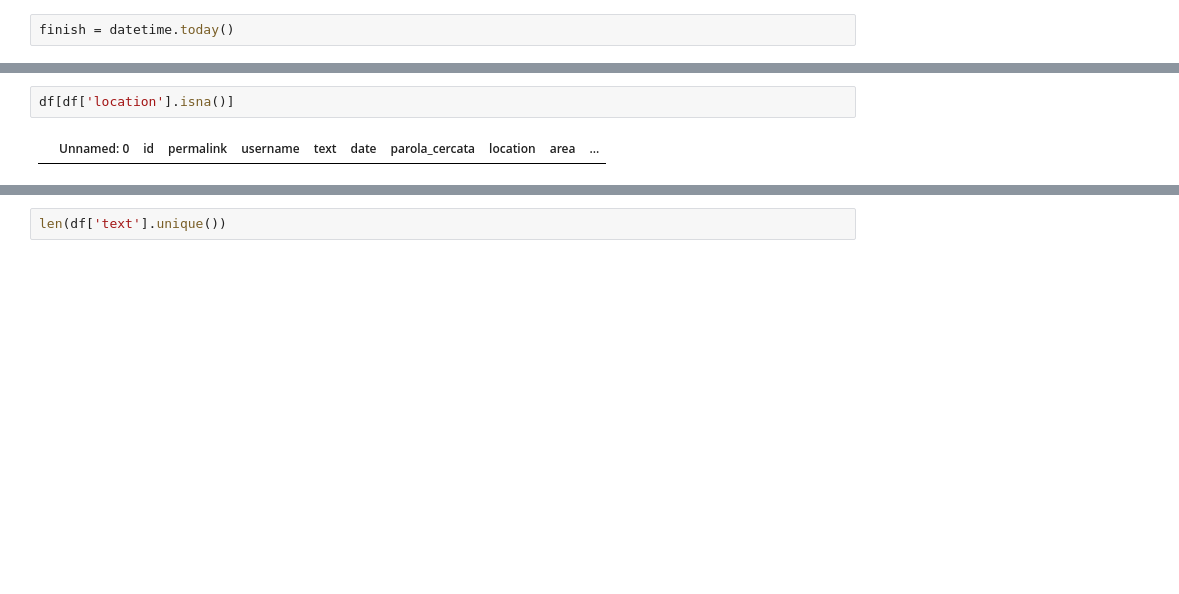
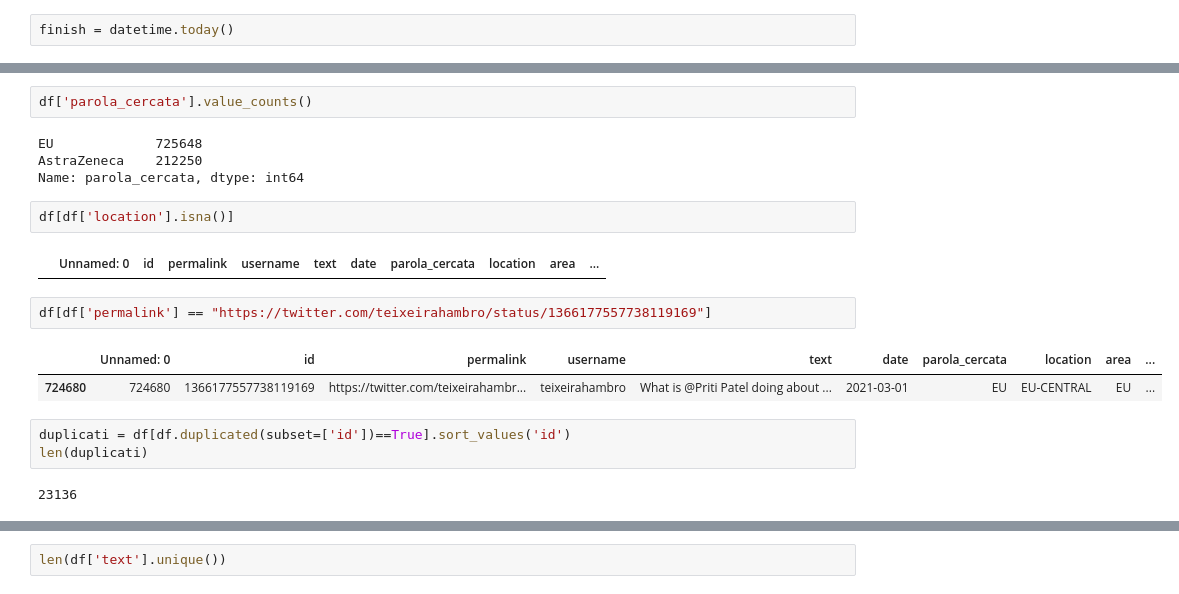
Before and after one commit to kevintr/DS_LAB_PSYCOLOGY_2021, a Jupyter notebook: estrazione_dati-europa_inghileterra.ipynb, the cells around one changed output, grey strips where cells are left out. Drawn from its saved outputs; the diff is of its cells as text; blank space fills up the shorter version.

```diff
--- a/estrazione_dati-europa_inghileterra.ipynb
+++ b/estrazione_dati-europa_inghileterra.ipynb
@@ -317,5 +344,21 @@ EU-est            73
 Name: location, dtype: int64
+# %%
+df['parola_cercata'].value_counts()
+# %% [output]
+EU             725648
+AstraZeneca    212250
+Name: parola_cercata, dtype: int64
 # %%
 df[df['location'].isna()]
 # %% [output]
 |  | Unnamed: 0 | id | permalink | username | text | date | parola_cercata | location | area | ... |
+# %%
+df[df['permalink'] == "https://twitter.com/teixeirahambro/status/1366177557738119169"]
+# %% [output]
+|  | Unnamed: 0 | id | permalink | username | text | date | parola_cercata | location | area | ... |
+| 724680 | 724680 | 1366177557738119169 | https://twitter.com/teixeirahambr... | teixeirahambro | What is @Priti Patel doing about ... | 2021-03-01 | EU | EU-CENTRAL | EU | ... |
+# %%
+duplicati = df[df.duplicated(subset=['id'])==True].sort_values('id')
+len(duplicati)
+# %% [output]
+23136
```
Also changed, not shown: parts of 12 cells of this notebook, 7 other files.
